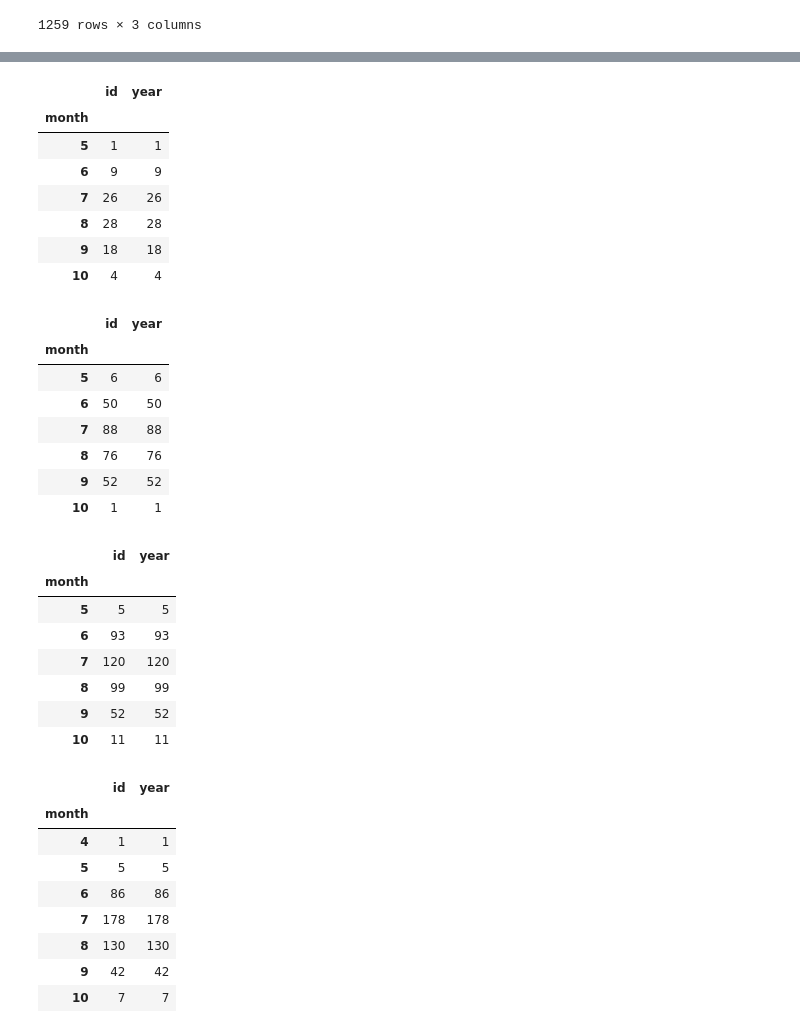
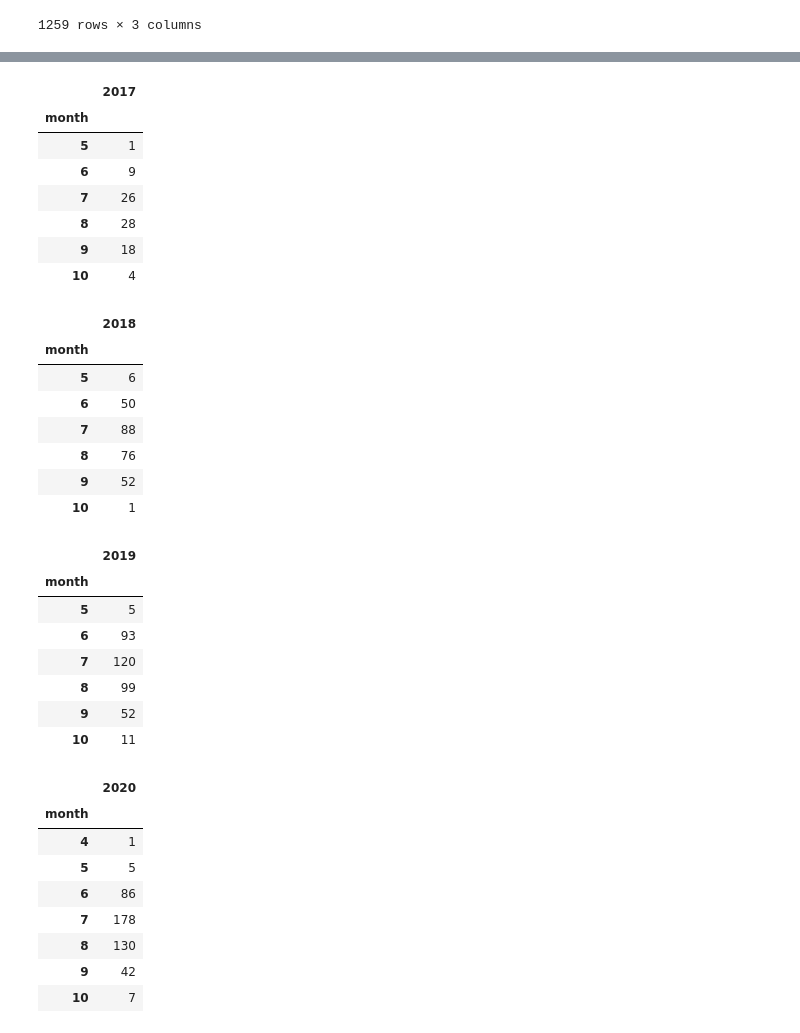
Before and after one commit to swdrich/monarch-migrations, a Jupyter notebook: Monarch Migrations.ipynb, the cells around one changed output, grey strips where cells are left out. Saved outputs shown, nothing was run; the diff lists cells and outputs as text; code cells hidden in the pictures.

```diff
--- a/Monarch Migrations.ipynb
+++ b/Monarch Migrations.ipynb
@@ -156,59 +158,67 @@ monarch_2016
 
 monarch_2017 = monarch_by_month.loc[monarch_by_month.year == 2017]
 monarch_2017 = monarch_2017.groupby(monarch_2017["month"]).count()
+monarch_2017 = monarch_2017.drop(columns="id")
+monarch_2017.rename(columns = {"year" : "2017"}, inplace=True)
 monarch_2017
 # %% [output]
-|  | id | year |
-| month |  |  |
-| 5 | 1 | 1 |
-| 6 | 9 | 9 |
-| 7 | 26 | 26 |
-| 8 | 28 | 28 |
-| 9 | 18 | 18 |
-| 10 | 4 | 4 |
+|  | 2017 |
+| month |  |
+| 5 | 1 |
+| 6 | 9 |
+| 7 | 26 |
+| 8 | 28 |
+| 9 | 18 |
+| 10 | 4 |
 # %%
 # 2018
 
 monarch_2018 = monarch_by_month.loc[monarch_by_month.year == 2018]
 monarch_2018 = monarch_2018.groupby(monarch_2018["month"]).count()
+monarch_2018 = monarch_2018.drop(columns="id")
+monarch_2018.rename(columns = {"year": "2018"}, inplace=True)
 monarch_2018
 # %% [output]
-|  | id | year |
-| month |  |  |
-| 5 | 6 | 6 |
-| 6 | 50 | 50 |
-| 7 | 88 | 88 |
-| 8 | 76 | 76 |
-| 9 | 52 | 52 |
-| 10 | 1 | 1 |
+|  | 2018 |
+| month |  |
+| 5 | 6 |
+| 6 | 50 |
+| 7 | 88 |
+| 8 | 76 |
+| 9 | 52 |
+| 10 | 1 |
 # %%
 # 2019
 
 monarch_2019 = monarch_by_month.loc[monarch_by_month.year == 2019]
 monarch_2019 = monarch_2019.groupby(monarch_2019["month"]).count()
+monarch_2019 = monarch_2019.drop(columns="id")
+monarch_2019.rename(columns = {"year" : "2019"}, inplace=True)
 monarch_2019
 # %% [output]
-|  | id | year |
-| month |  |  |
-| 5 | 5 | 5 |
-| 6 | 93 | 93 |
-| 7 | 120 | 120 |
-| 8 | 99 | 99 |
-| 9 | 52 | 52 |
-| 10 | 11 | 11 |
+|  | 2019 |
+| month |  |
+| 5 | 5 |
+| 6 | 93 |
+| 7 | 120 |
+| 8 | 99 |
+| 9 | 52 |
+| 10 | 11 |
 # %%
 # 2020
 
 monarch_2020 = monarch_by_month.loc[monarch_by_month.year == 2020]
 monarch_2020 = monarch_2020.groupby(monarch_2020["month"]).count()
+monarch_2020 = monarch_2020.drop(columns = "id")
+monarch_2020.rename(columns = {"year": "2020"}, inplace=True)
 monarch_2020
 # %% [output]
-|  | id | year |
-| month |  |  |
-| 4 | 1 | 1 |
-| 5 | 5 | 5 |
-| 6 | 86 | 86 |
-| 7 | 178 | 178 |
-| 8 | 130 | 130 |
-| 9 | 42 | 42 |
-| 10 | 7 | 7 |
+|  | 2020 |
+| month |  |
+| 4 | 1 |
+| 5 | 5 |
+| 6 | 86 |
+| 7 | 178 |
+| 8 | 130 |
+| 9 | 42 |
+| 10 | 7 |
```
Also changed, not shown: parts of 4 cells of this notebook, 1 other file.
